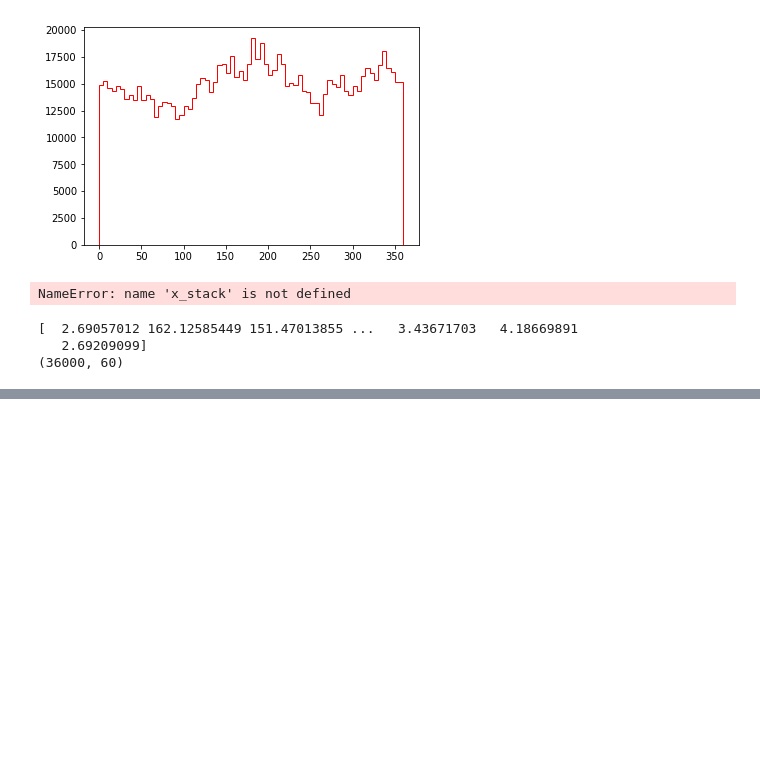
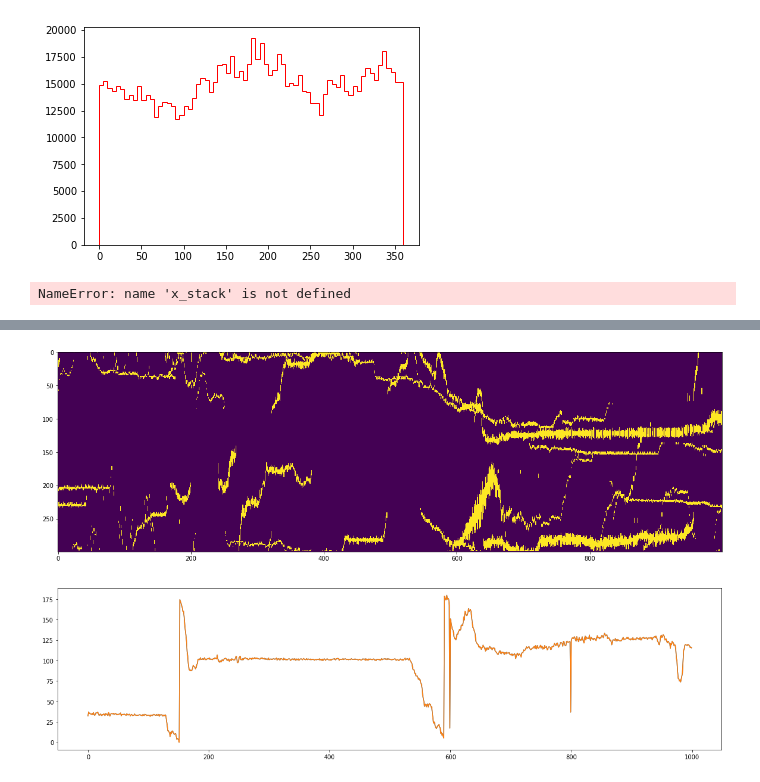
Before and after one commit to StrepsipZerg/flyDtracker, a Jupyter notebook: testing.ipynb, the cells around one changed output, grey strips where cells are left out. Cells and saved outputs as stored; diff of their text form; code cells hidden in the pictures; blank space fills up the shorter version.

Commit message:
updating raw data and adding landscape function

```diff
--- a/testing.ipynb
+++ b/testing.ipynb
@@ -136,31 +127,31 @@ ax_cb.set_label('Neighbour density',fontsize=24)
 # %% [output]
 [figure]
 NameError: name 'x_stack' is not defined
-# %%
-#Defining landscape function.
-#For a specific fly, should output what the fly sees as stimilus for every frames.
-def landscape(flystack, identity):
-
-    #Import a fly stack and define a focus fly
-    focus = flystack[identity]
-    others = copy.deepcopy(flystack)
-    others.pop(identity)
-
-    #calculate all relative flies, with size (set size divided by distance ?)
-    rels = list()
-    for fly in others:
-        rels.append(flyD.relative_fly(focus, fly))
-
-    #project every relative fly on a landscape :
-    projection_distance = 100
-    landscape = np.zeros([focus.length,60])
-    print(landscape.shape)
-    #Check for overlaps
-
-    #Convert everything into a simple matrix of occupied pixels
-
-landscape(flyD.get_ori_pickle('6flies_1'), 1)
-# %% [output]
-[  2.69057012 162.12585449 151.47013855 ...   3.43671703   4.18669891
-   2.69209099]
-(36000, 60)
+# %%
+%%time
+
+#Defining landscape function.
+#For a specific fly, should output what the fly sees as stimilus for every frames.
+
+    #Convert everything into a simple matrix of occupied pixels
+
+stack = flyD.get_ori_pickle('6flies_1')
+hue = flyD.landscape(stack, 2)
+
+
+#fig, ax_meanposmap = plt.subplots(figsize=(200,20))
+#ax_meanposmap.imshow(X=hue[:1000,])
+
+hue = np.transpose(hue)
+fig, ax_meanposmap = plt.subplots(figsize=(20,200))
+ax_meanposmap.imshow(X=hue[...,:1000])
+plt.figure(figsize=(20,5))
+
+plt.plot(focusfly.orientations[:1000])
+
+focusfly = copy.deepcopy(stack[2])
+focusfly.ori_correc()
+
+#plt.plot(fly_correc.orientations)
+plt.plot(focusfly.orientations[:1000])
+# %% [output]
@@ -167 +162,3 @@ landscape(flyD.get_ori_pickle('6flies_1'), 1)
+[figure, added]
+[figure, added]
 # %%
```
Also changed, not shown: parts of 9 cells of this notebook, 5 other files.
